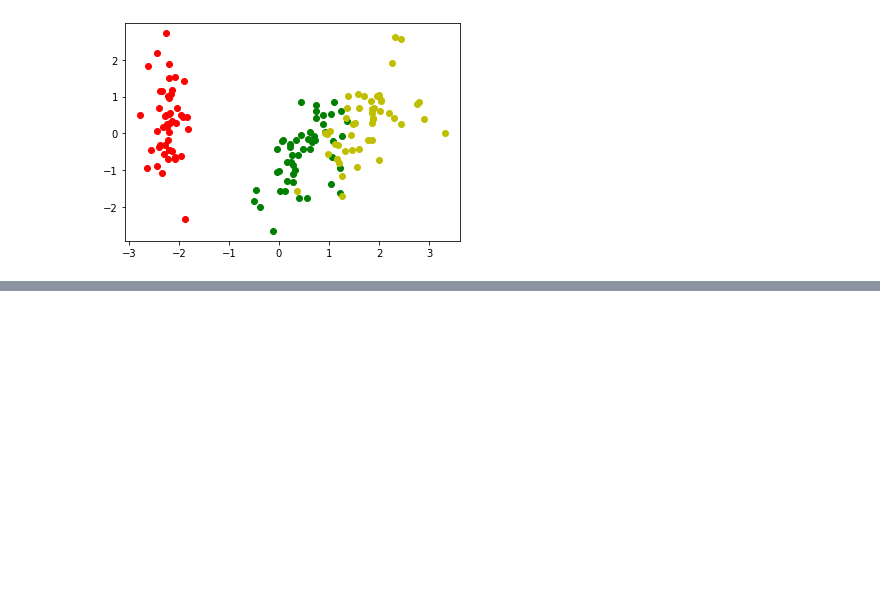
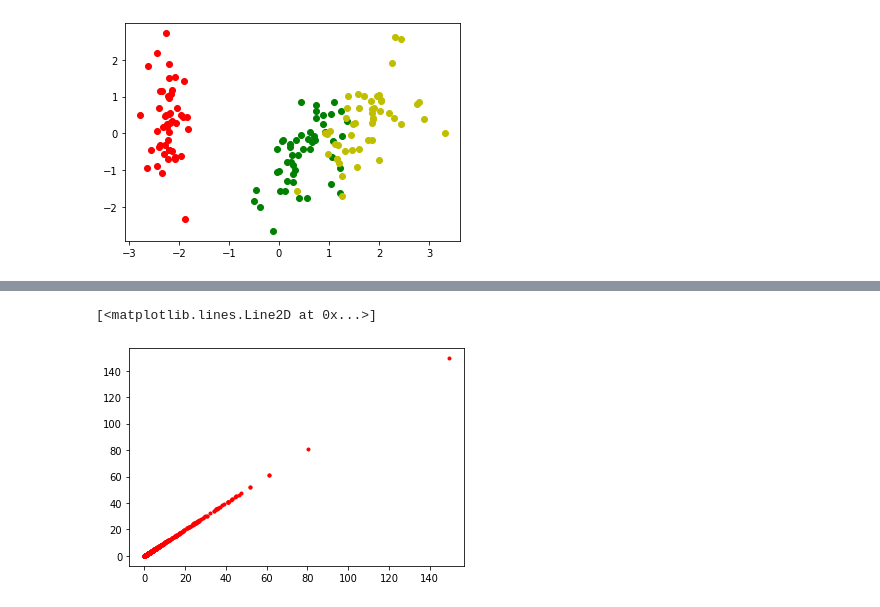
Before and after one commit to SupawadeeKhamthuy/multivariate, a Jupyter notebook: Chapter3_PCA.ipynb, the cells around one changed output, grey strips where cells are left out. Cells and saved outputs as stored; diff of their text form; code cells hidden in the pictures; blank space fills up the shorter version.

```diff
--- a/Chapter3_PCA.ipynb
+++ b/Chapter3_PCA.ipynb
@@ -453,0 +559,5 @@ plt.plot(new_pca[100:,0],new_pca[100:,1],'oy')
+# %%
+plt.plot(newdata.iloc[:,10],newdata.iloc[:,10],'r.')
+# %% [output]
+[<matplotlib.lines.Line2D at 0x...>]
+[figure, added]
```
Also changed, not shown: parts of 76 cells of this notebook.
